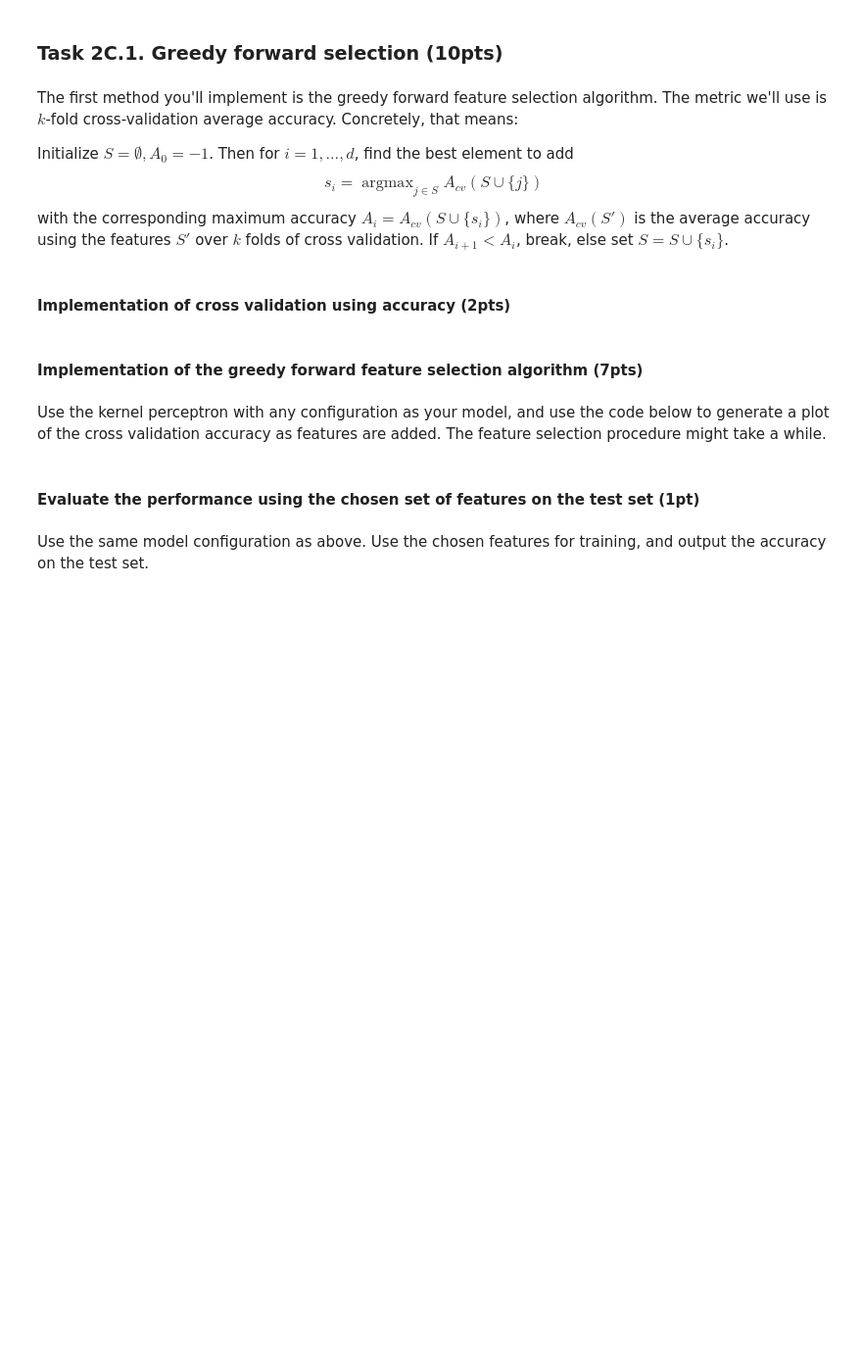
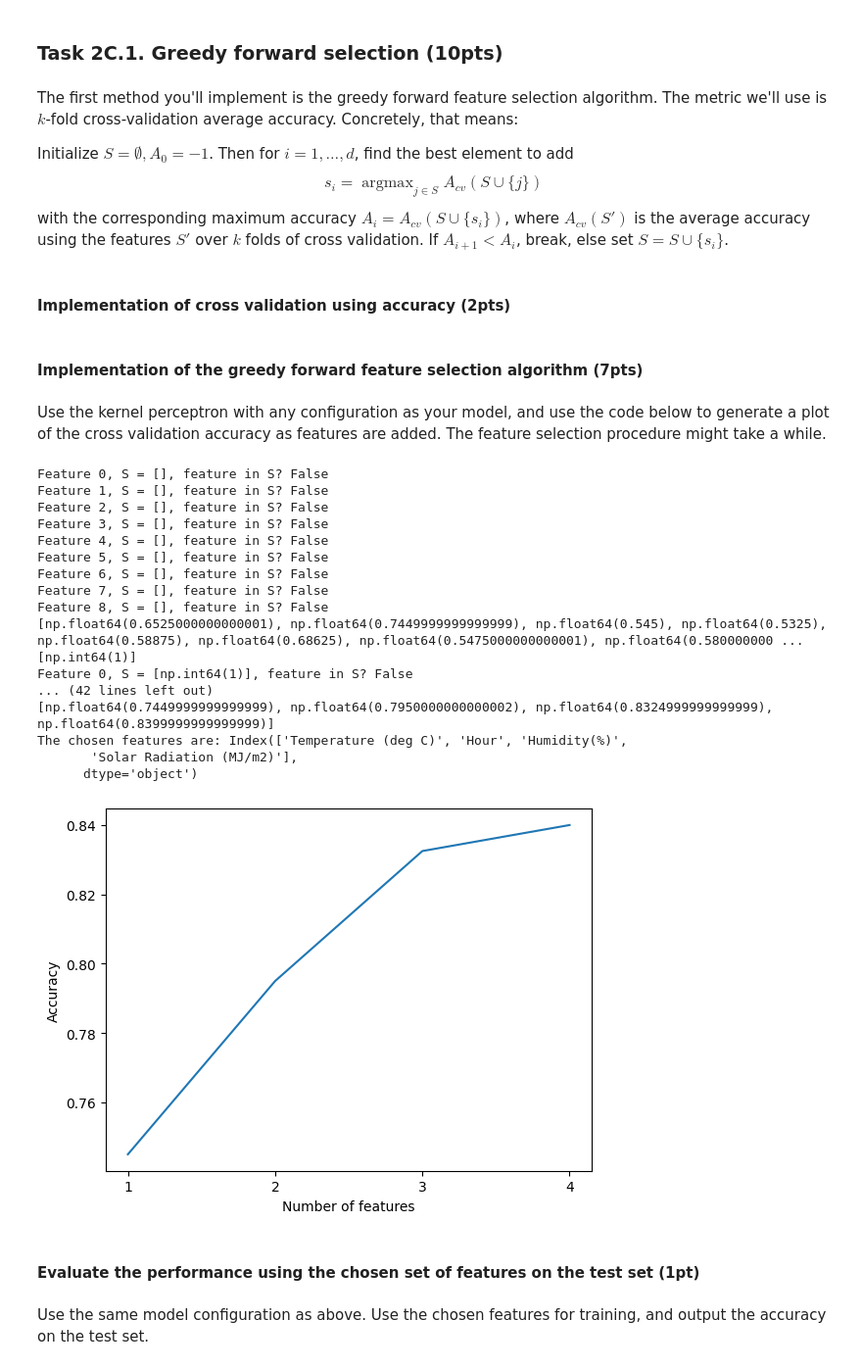
Before and after one commit to jmargie/CMSC254-ML, a Jupyter notebook: project2/project_2_classification.ipynb, the cells around one changed output. Shown at 98% size. Saved outputs shown, nothing was run; the diff lists cells and outputs as text; code cells hidden in the pictures; blank space fills up the shorter version.

```diff
--- a/project2/project_2_classification.ipynb
+++ b/project2/project_2_classification.ipynb
@@ -656,7 +656,7 @@ class SigmoidKernel(object):
 
     def __call__(self, x, y):
         #! YOUR CODE STARTS HERE
-
+        return np.tanh(self.gamma * (x @ y) + self.c)
         #! YOUR CODE ENDS HERE
 # %%
 Xtrain, Xval = Xtrain[:int(len(Xtrain)*0.8)], Xtrain[int(len(Xtrain)*0.8):]
@@ -723,10 +784,20 @@ print('Accuracy: %.2f%%' % (accuracy_score(ytest, ypred) * 100))
 best_sigma = 0
 best_acc = 0
 candidate_sigmas = []
-candidate_sigmas = [0.01, 0.02, 0.05, 0.1, 0.2]
+candidate_sigmas = [10, 8, 6, 5, 4, 3, 2, 1, .5, .2, .1, .05, 0.05, 0.02, 0.01]
 
 #! YOUR CODE STARTS HERE
-
+model = None
+for sigma in candidate_sigmas:
+    modelnew = KernelPerceptron(kernel=LaplaceKernel(sigma), T=100)
+    modelnew.fit(Xtrain, ytrain)
+    ypred = modelnew.predict(Xval)
+    acc = accuracy_score(yval, ypred)
+    print('current sigma:%2f; Accuracy: %.2f%%' % (sigma, acc * 100))
+    if acc > best_acc:
+        best_acc = acc
+        best_sigma = sigma
+        model = modelnew
 #! YOUR CODE ENDS HERE
 
 print(f"Best sigma: {best_sigma} with val accuracy: {best_acc}")
@@ -735,7 +806,7 @@ print(f"Best sigma: {best_sigma} with val accuracy: {best_acc}")
 # what would be our step-3?
 ypred = np.zeros_like(ytest)
 #! YOUR CODE STARTS HERE
-
+ypred = model.predict(Xtest)
 #! YOUR CODE ENDS HERE
 
 print(f"Test Accuracy: {accuracy_score(ytest, ypred) * 100:.2f}%")
@@ -813,7 +905,9 @@ def accuracy_cross_validation(Xtrain, ytrain, model, k = 10):
         train_indices = list(range(i*fold_size)) + list(range((i+1) * fold_size, m))
         val_indices = list(range(i * fold_size, (i+1) * fold_size))
         #! YOUR CODE STARTS HERE
-
+        model.fit(Xtrain[train_indices], ytrain[train_indices])
+        ypred = model.predict(Xtrain[val_indices])
+        accuracy_list.append(accuracy_score(ytrain[val_indices], ypred))
         #! YOUR CODE ENDS HERE
 
     return np.mean(accuracy_list)
@@ -837,7 +931,22 @@ def greedy_forward(Xtrain, ytrain, model, k = 10):
     S = []
     best_acc_list = []
     # ! YOUR CODE STARTS HERE
+    for i in range(d): # if loop is not broken, repeat until every feature is in S
+        accuracy = []
+        for feature in range(d): #each time, go through feature possibilities
+            print(f"Feature {feature}, S = {S}, feature in S? {feature in S}")
+            if feature not in S: #check features not already acquired
+                accuracy.append(accuracy_cross_validation(Xtrain[:,S + [feature]], ytrain, model, k))
+            else:
+                accuracy.append(-np.inf)
 
+        print(accuracy)
+        _max = np.max(accuracy)
+        if i > 0 and _max <= best_acc_list[-1]:
+            break
+        best_acc_list.append(_max)
+        S.append(np.argmax(accuracy))
+        print(S)
     # ! YOUR CODE ENDS HERE
 
     return S, best_acc_list
@@ -846,17 +955,37 @@ Use the kernel perceptron with any configuration as your model, and use the code
 # %%
 my_model = None
 #! YOUR CODE STARTS HERE
-
+my_model = KernelPerceptron(kernel=GaussianKernel(), T=40)
 #! YOUR CODE ENDS HERE
 S, best_acc_list = greedy_forward(Xtrain, ytrain, my_model, k = 5)
+print(best_acc_list)
 print(f'The chosen features are: {feature_names[S]}')
 n_features = len(S)
 plt.figure()
 plt.plot(np.arange(n_features) + 1, best_acc_list)
 plt.xlabel("Number of features")
 plt.ylabel("Accuracy")
 plt.xticks(np.arange(n_features) + 1)
 plt.show()
+# %% [output]
+Feature 0, S = [], feature in S? False
+Feature 1, S = [], feature in S? False
+Feature 2, S = [], feature in S? False
+Feature 3, S = [], feature in S? False
+Feature 4, S = [], feature in S? False
+Feature 5, S = [], feature in S? False
+Feature 6, S = [], feature in S? False
+Feature 7, S = [], feature in S? False
+Feature 8, S = [], feature in S? False
+[np.float64(0.6525000000000001), np.float64(0.7449999999999999), np.float64(0.545), np.float64(0.5325), np.float64(0.58875), np.float64(0.68625), np.float64(0.5475000000000001), np.float64(0.580000000 ...
+[np.int64(1)]
+Feature 0, S = [np.int64(1)], feature in S? False
+... (42 lines left out)
+[np.float64(0.7449999999999999), np.float64(0.7950000000000002), np.float64(0.8324999999999999), np.float64(0.8399999999999999)]
+The chosen features are: Index(['Temperature (deg C)', 'Hour', 'Humidity(%)',
+       'Solar Radiation (MJ/m2)'],
+      dtype='object')
+[figure, added]
 # %% [markdown]
 #### Evaluate the performance using the chosen set of features on the test set (1pt)
 # %% [markdown]
```
Also changed, not shown: parts of 11 cells of this notebook.
